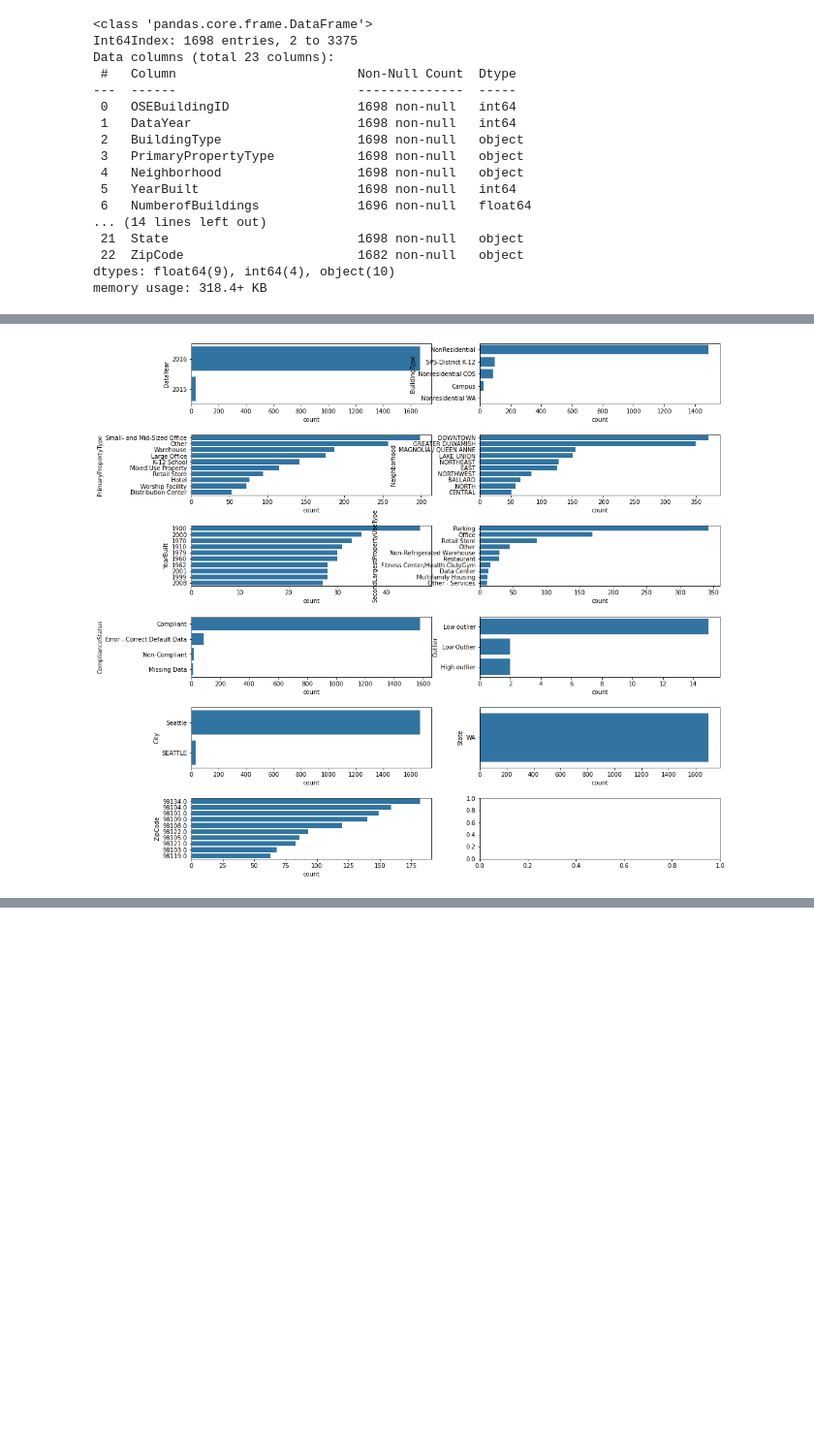
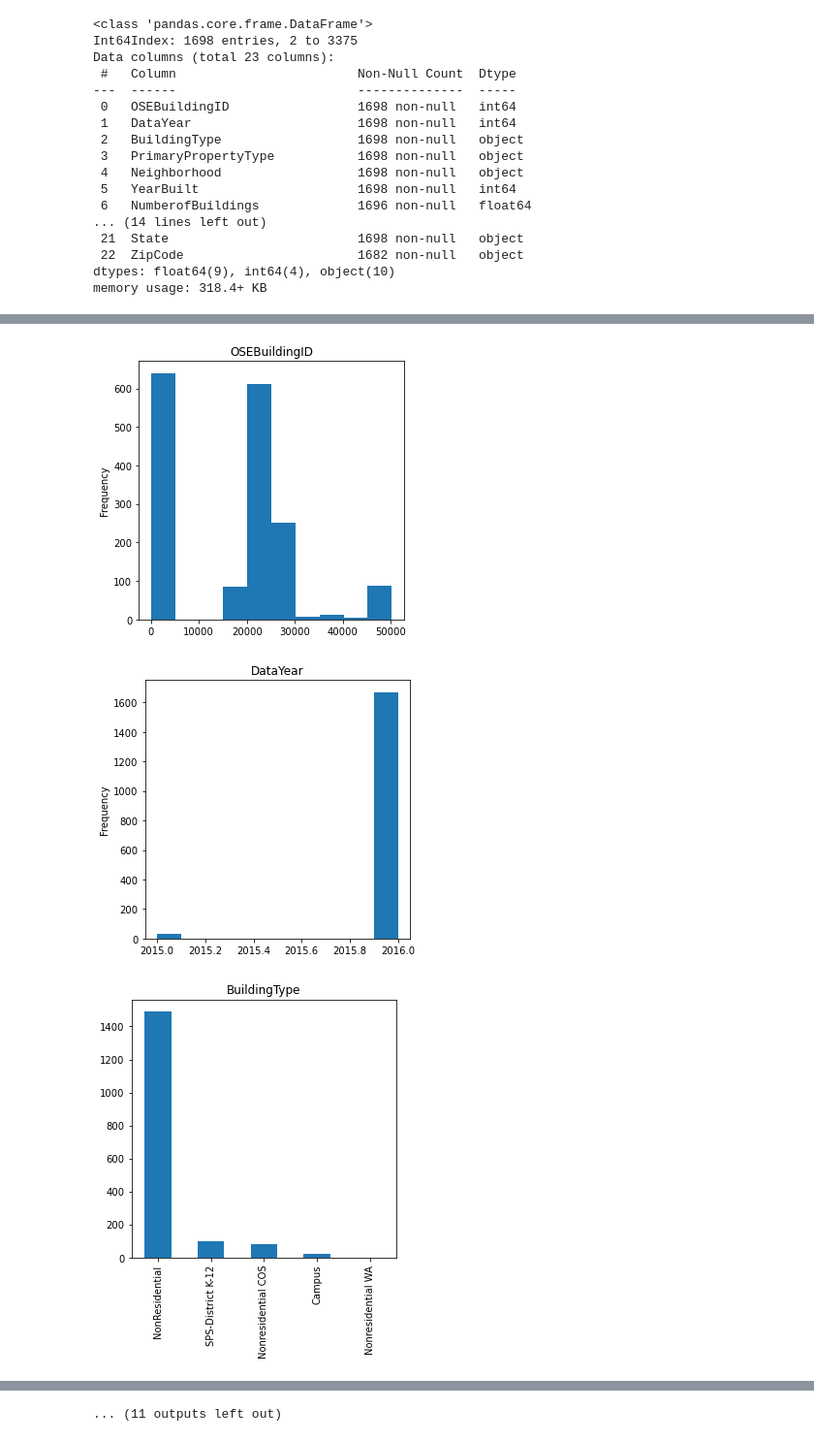
Before and after one commit to sebastienbourgeois/oc-p4-anticiper-besoin-consommation-batiments, a Jupyter notebook: Pelec_01_notebook.ipynb, the cells around one changed output, grey strips where cells are left out. Shown at 97% size. Cells and saved outputs as stored; diff of their text form; code cells hidden in the pictures; blank space fills up the shorter version.

```diff
--- a/Pelec_01_notebook.ipynb
+++ b/Pelec_01_notebook.ipynb
@@ -630,62 +528,16 @@ memory usage: 318.4+ KB
-# %%
-# Il y a besoin de 11 graphiques
-fig, axs = plt.subplots(6, 2, figsize=(16,16))
-
-# DataYear
-nom_colonne = "DataYear"
-ordre_modalite = batiments_data[nom_colonne].value_counts().head(10).index
-sns.countplot(ax=axs[0, 0], y=nom_colonne, data=batiments_data, order=ordre_modalite, color="tab:blue")
-
-# BuildingType
-nom_colonne = "BuildingType"
-ordre_modalite = batiments_data[nom_colonne].value_counts().head(10).index
-sns.countplot(ax=axs[0, 1], y='BuildingType', data=batiments_data, order=ordre_modalite, color="tab:blue")
-
-# PrimaryPropertyType
-nom_colonne = "PrimaryPropertyType"
-ordre_modalite = batiments_data[nom_colonne].value_counts().head(10).index
-sns.countplot(ax=axs[1, 0], y='PrimaryPropertyType', data=batiments_data, order=ordre_modalite, color="tab:blue")
-
-# Neighborhood
-nom_colonne = "Neighborhood"
-ordre_modalite = batiments_data[nom_colonne].value_counts().head(10).index
-sns.countplot(ax=axs[1,1], y='Neighborhood', data=batiments_data, order=ordre_modalite, color="tab:blue")
-
-# YearBuilt
-nom_colonne = "YearBuilt"
-ordre_modalite = batiments_data[nom_colonne].value_counts().head(10).index
-sns.countplot(ax=axs[2,0], y='YearBuilt', data=batiments_data, order=ordre_modalite, color="tab:blue")
-
-# SecondLargestPropertyUseType
-nom_colonne = "SecondLargestPropertyUseType"
-ordre_modalite = batiments_data[nom_colonne].value_counts().head(10).index
-sns.countplot(ax=axs[2,1], y='SecondLargestPropertyUseType', data=batiments_data, order=ordre_modalite, color="tab:blue")
-
-# ComplianceStatus
-nom_colonne = "ComplianceStatus"
-ordre_modalite = batiments_data[nom_colonne].value_counts().head(10).index
-sns.countplot(ax=axs[3,0], y='ComplianceStatus', data=batiments_data, order=ordre_modalite, color="tab:blue")
-
-# Outlier
-nom_colonne = "Outlier"
-ordre_modalite = batiments_data[nom_colonne].value_counts().head(10).index
-sns.countplot(ax=axs[3, 1], y='Outlier', data=batiments_data, order=ordre_modalite, color="tab:blue")
-
-# City
-nom_colonne = "City"
-ordre_modalite = batiments_data[nom_colonne].value_counts().head(10).index
-sns.countplot(ax=axs[4,0], y='City', data=batiments_data, order=ordre_modalite, color="tab:blue")
-
-# State
-nom_colonne = "State"
-ordre_modalite = batiments_data[nom_colonne].value_counts().head(10).index
-sns.countplot(ax=axs[4,1], y='State', data=batiments_data, order=ordre_modalite, color="tab:blue")
-
-# ZipCode
-nom_colonne = "ZipCode"
-ordre_modalite = batiments_data[nom_colonne].value_counts().head(10).index
-sns.countplot(ax=axs[5,0], y='ZipCode', data=batiments_data, order=ordre_modalite, color="tab:blue")
-
-plt.subplots_adjust(hspace=0.5)
-# %% [output]
-[figure, removed]
+# %%
+plt.rcParams["figure.max_open_warning"] = 50
+
+# bar chart and histogram
+for colonne in batiments_data:
+    plt.figure(colonne, figsize = (4.9,4.9))
+    plt.title(colonne)
+    if is_numeric_dtype(batiments_data[colonne]):
+        batiments_data[colonne].plot(kind = 'hist')
+    elif is_string_dtype(batiments_data[colonne]):
+        # show only the TOP 10 value count in each categorical data
+        batiments_data[colonne].value_counts()[:10].plot(kind = 'bar')
+# %% [output]
+[figure, added]
+[figure, added]
+[figure, added]
@@ -691,0 +553 @@ plt.subplots_adjust(hspace=0.5)
+... (11 outputs left out)
```
Also changed, not shown: parts of 5 cells of this notebook.
